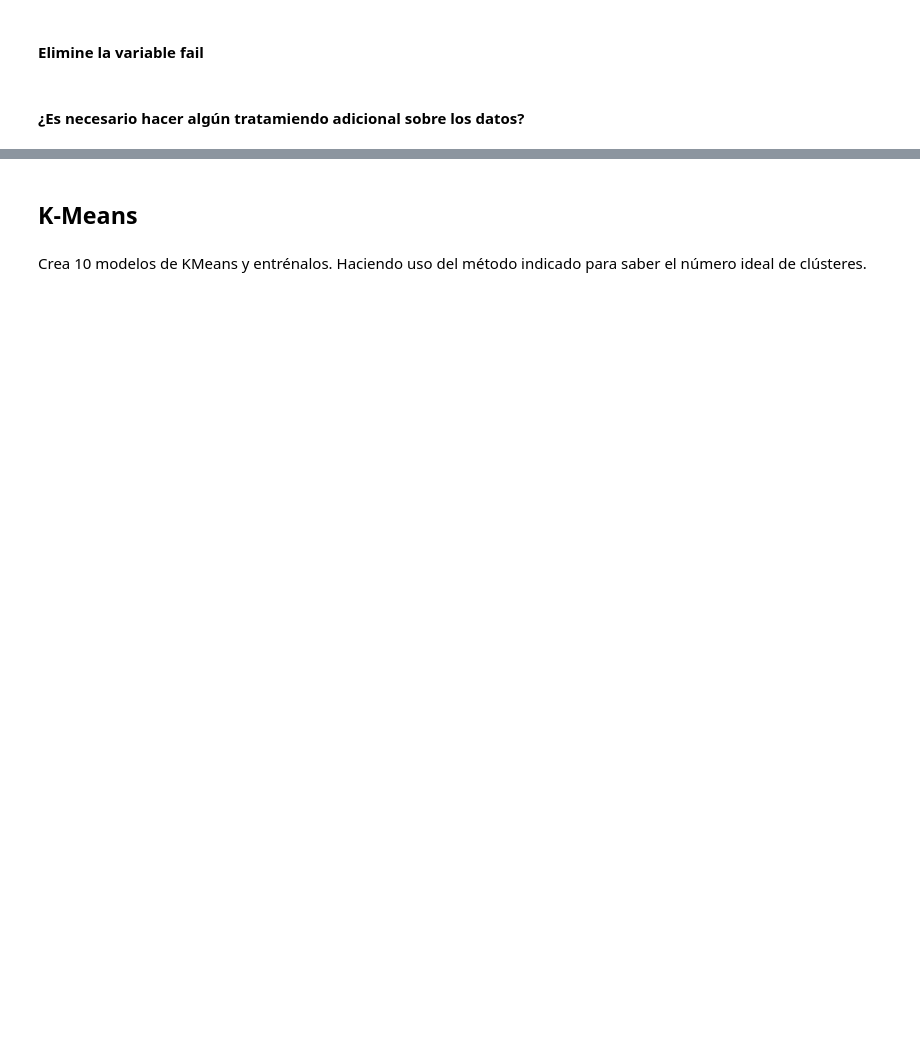
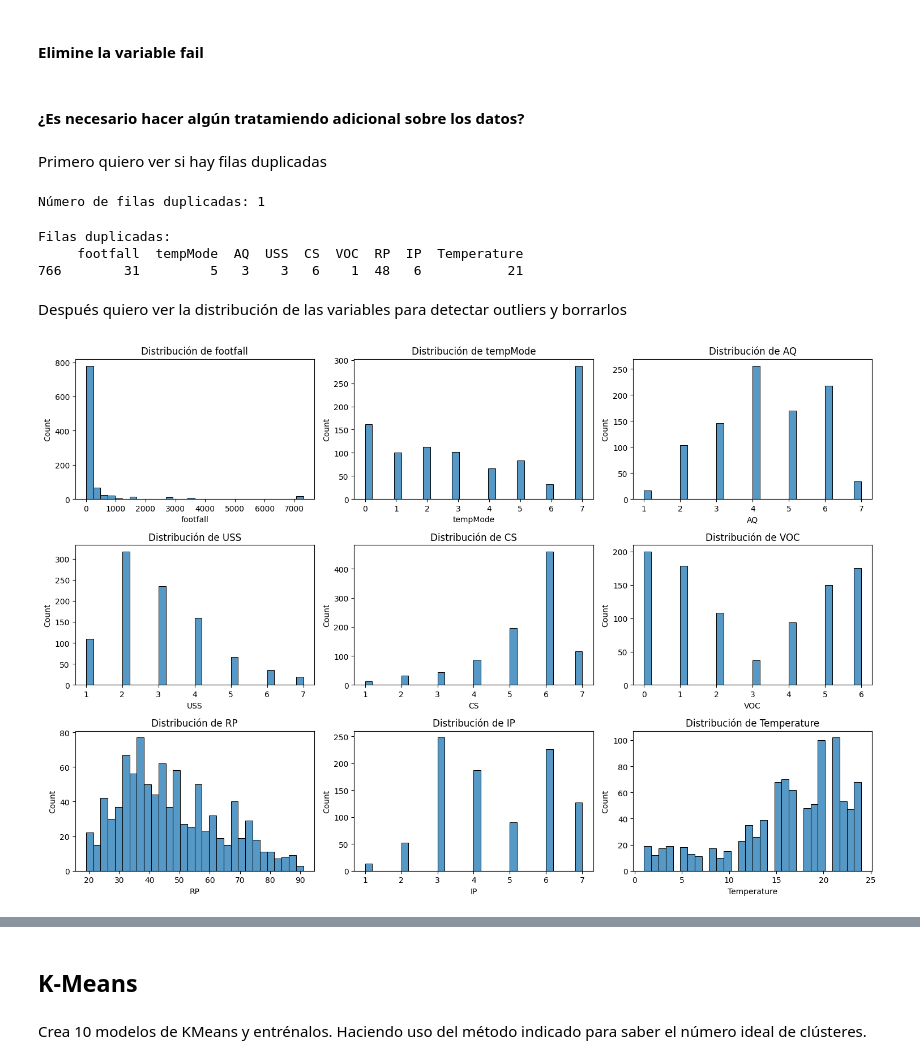
Before and after one commit to cabamarcos/clustering-algorithms-comparison, a Jupyter notebook: muinar07_act1_Notebook.ipynb, the cells around one changed output, grey strips where cells are left out. Saved outputs shown, nothing was run; the diff lists cells and outputs as text; code cells hidden in the pictures; blank space fills up the shorter version.

```diff
--- a/muinar07_act1_Notebook.ipynb
+++ b/muinar07_act1_Notebook.ipynb
@@ -82,3 +101,10 @@ fail           int64
 dtype: object
 # %% [markdown]
 #### ¿Son variables continuas o categóricas?
+# %%
+# Mostrar los valores máximos y mínimos de cada variable
+print("Valores máximos y mínimos de cada variable:")
+for column in df.columns:
+    print(f"\n{column}:")
+    print(f"Mínimo: {df[column].min()}")
+    print(f"Máximo: {df[column].max()}")
@@ -119,6 +174,36 @@ No tiene datos nulos, tampoco faltantes, ya que
 # %% [markdown]
 #### Elimine la variable fail
 # %%
-#_indica aquí tu respuesta_
+df = df.drop('fail', axis=1)
 # %% [markdown]
 #### ¿Es necesario hacer algún tratamiendo adicional sobre los datos?
+# %% [markdown]
+Primero quiero ver si hay filas duplicadas
+# %%
+duplicados = df.duplicated().sum()
+print(f"Número de filas duplicadas: {duplicados}")
+# %% [output]
+Número de filas duplicadas: 1
+# %%
+filas_duplicadas = df[df.duplicated()]
+print("Filas duplicadas:")
+print(filas_duplicadas)
+
+# Eliminar las filas duplicadas
+df = df.drop_duplicates()
+# %% [output]
+Filas duplicadas:
+     footfall  tempMode  AQ  USS  CS  VOC  RP  IP  Temperature
+766        31         5   3    3   6    1  48   6           21
+# %% [markdown]
+Después quiero ver la distribución de las variables para detectar outliers y borrarlos
+# %%
+plt.figure(figsize=(15, 10))
+for i, column in enumerate(df.columns, 1):
+    plt.subplot(3, 3, i)
+    sns.histplot(data=df, x=column, bins=30)
+    plt.title(f'Distribución de {column}')
+plt.tight_layout()
+plt.show()
+# %% [output]
+[figure, added]
```
Also changed, not shown: parts of 31 cells of this notebook.
